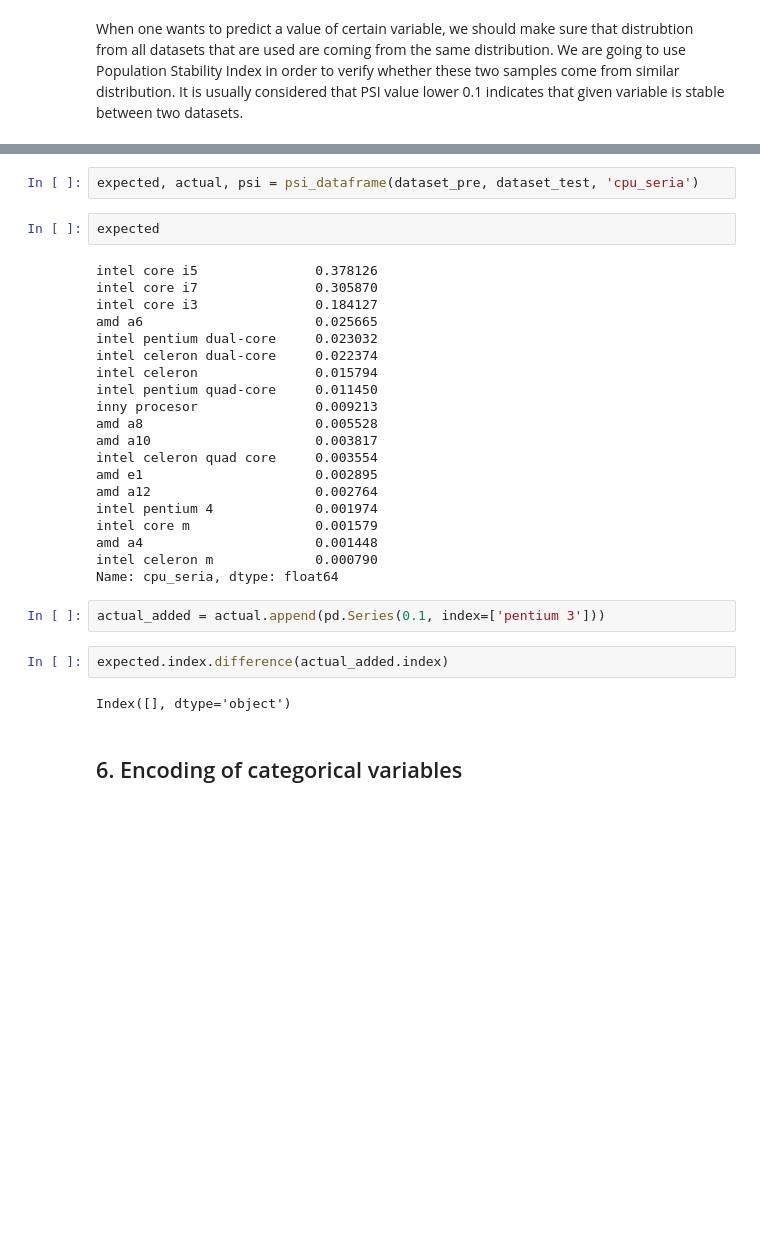
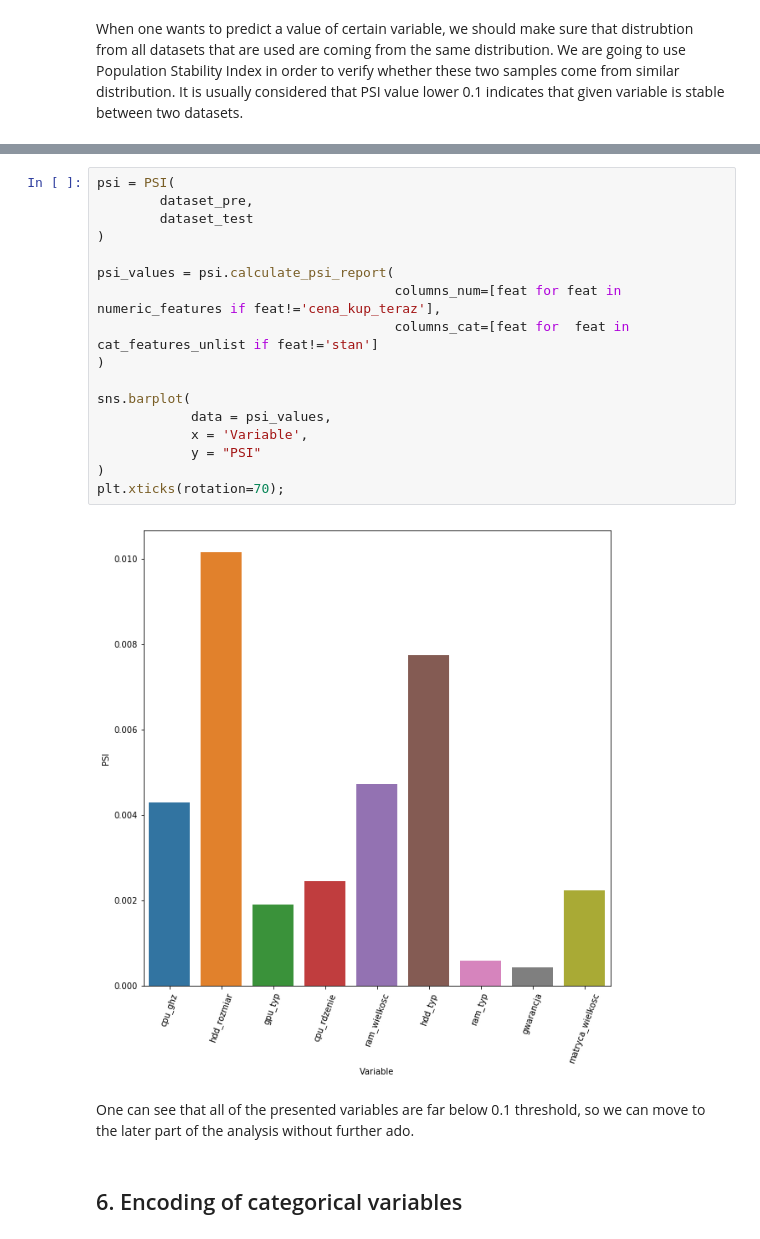
Before and after one commit to freefeynman123/laptop_price, a Jupyter notebook: laptop_price.ipynb, the cells around one changed output, grey strips where cells are left out. Drawn from its saved outputs; the diff is of its cells as text; blank space fills up the shorter version.

```diff
--- a/laptop_price.ipynb
+++ b/laptop_price.ipynb
@@ -556,33 +521,24 @@ def psi_dataframe(
-# %%
-expected, actual, psi = psi_dataframe(dataset_pre, dataset_test, 'cpu_seria')
-# %%
-expected
-# %% [output]
-intel core i5               0.378126
-intel core i7               0.305870
-intel core i3               0.184127
-amd a6                      0.025665
-intel pentium dual-core     0.023032
-intel celeron dual-core     0.022374
-intel celeron               0.015794
-intel pentium quad-core     0.011450
-inny procesor               0.009213
-amd a8                      0.005528
-amd a10                     0.003817
-intel celeron quad core     0.003554
-amd e1                      0.002895
-amd a12                     0.002764
-intel pentium 4             0.001974
-intel core m                0.001579
-amd a4                      0.001448
-intel celeron m             0.000790
-Name: cpu_seria, dtype: float64
-# %%
-actual_added = actual.append(pd.Series(0.1, index=['pentium 3']))
-# %%
-expected.index.difference(actual_added.index)
-# %% [output]
-Index([], dtype='object')
+# %%
+psi = PSI(
+        dataset_pre,
+        dataset_test
+)
+
+psi_values = psi.calculate_psi_report(
+                                      columns_num=[feat for feat in numeric_features if feat!='cena_kup_teraz'],
+                                      columns_cat=[feat for  feat in cat_features_unlist if feat!='stan']
+)
+
+sns.barplot(
+            data = psi_values,
+            x = 'Variable',
+            y = "PSI"
+)
+plt.xticks(rotation=70);
+# %% [output]
+[figure, added]
+# %% [markdown]
+One can see that all of the presented variables are far below 0.1 threshold, so we can move to the later part of the analysis without further ado.
 # %% [markdown]
 ## 6. Encoding of categorical variables<a name='encoding'></a>
 # %%
```
Also changed, not shown: parts of 63 cells of this notebook, 3 other files.
